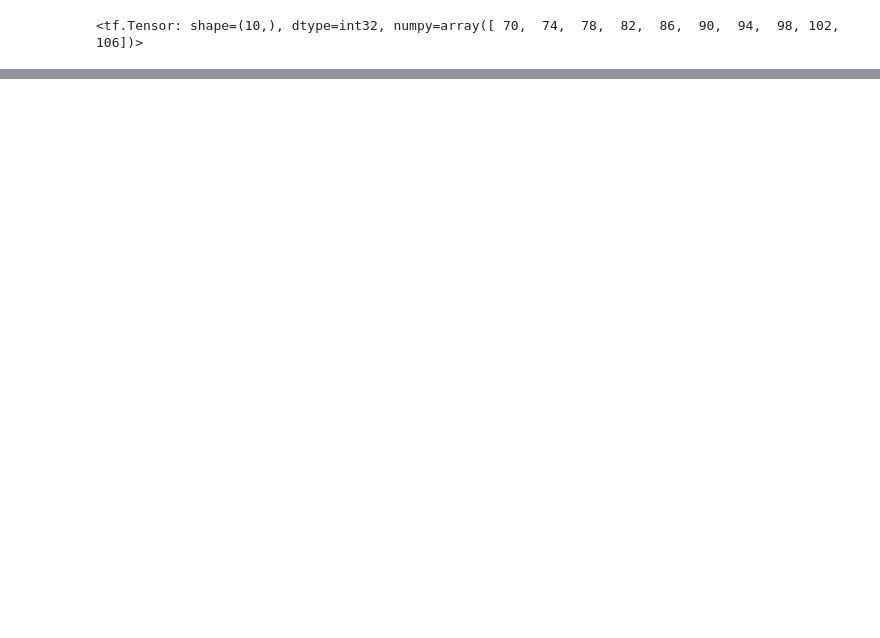
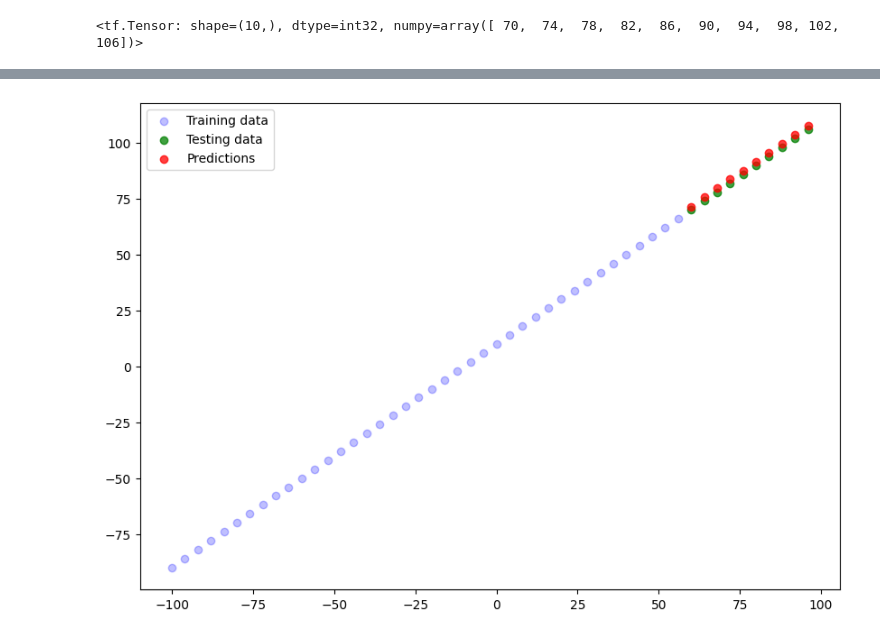
Before and after one commit to akshat-shethia/Deep_Learning, a Jupyter notebook: TensorFlow_For_Deep_Learning/My_01_Section_3_Regression.ipynb, the cells around one changed output, grey strips where cells are left out. Saved outputs shown, nothing was run; the diff lists cells and outputs as text; code cells hidden in the pictures; blank space fills up the shorter version.

```diff
--- a/TensorFlow_For_Deep_Learning/My_01_Section_3_Regression.ipynb
+++ b/TensorFlow_For_Deep_Learning/My_01_Section_3_Regression.ipynb
@@ -383,0 +441,19 @@ model.evaluate(X_test, y_test)
+# %%
+model_3 = tf.keras.Sequential([
+    tf.keras.layers.Dense(100, activation = "relu"),
+    tf.keras.layers.Dense(100, activation = "relu"),
+    tf.keras.layers.Dense(100, activation = "relu"),
+    tf.keras.layers.Dense(1)
+])
+
+model_3.compile(
+    optimizer='rmsprop',
+    loss="mse",
+    metrics=["mse", "mae"],
+)
+
+model_3.fit(
+    tf.expand_dims(X_train, -1),
+    y_train,
+    epochs = 500
+)
@@ -383,0 +479,3 @@ model.evaluate(X_test, y_test)
+# %%
+y_pred_3 = model_3.predict(X_test)
+y_pred_3
@@ -383,0 +495,4 @@ model.evaluate(X_test, y_test)
+# %%
+plot_predictions(predictions=y_pred_3)
+# %% [output]
+[figure, added]
```
Also changed, not shown: parts of 13 cells of this notebook, 2 other files.
